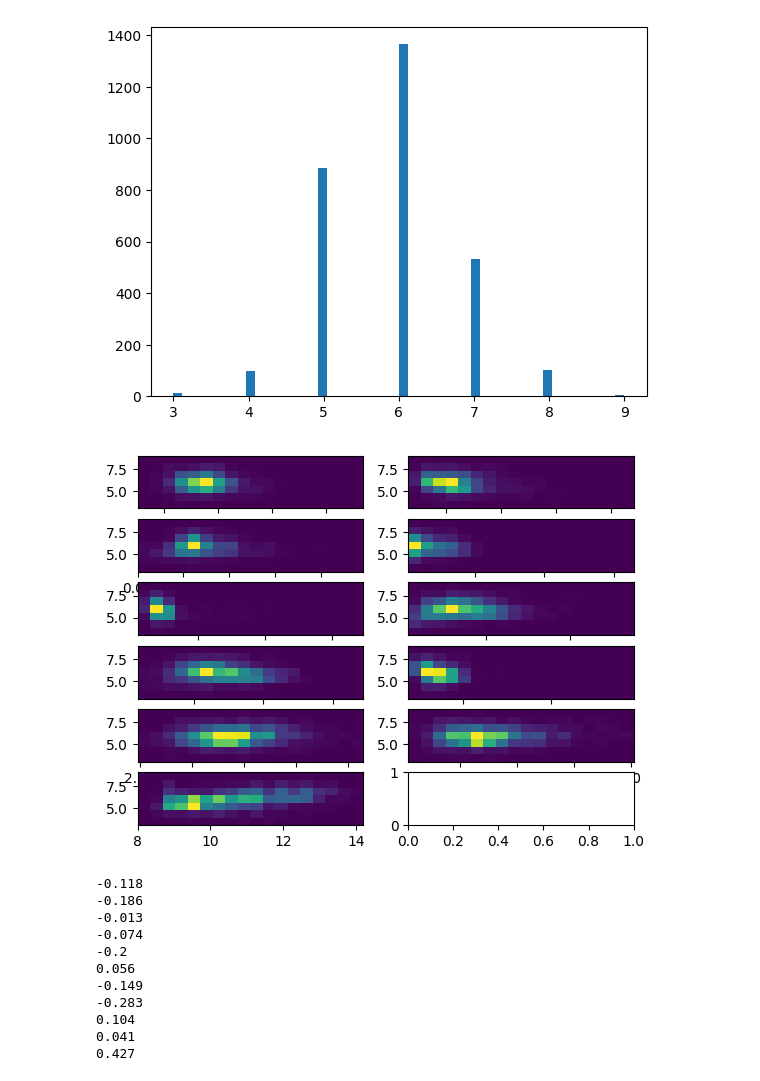
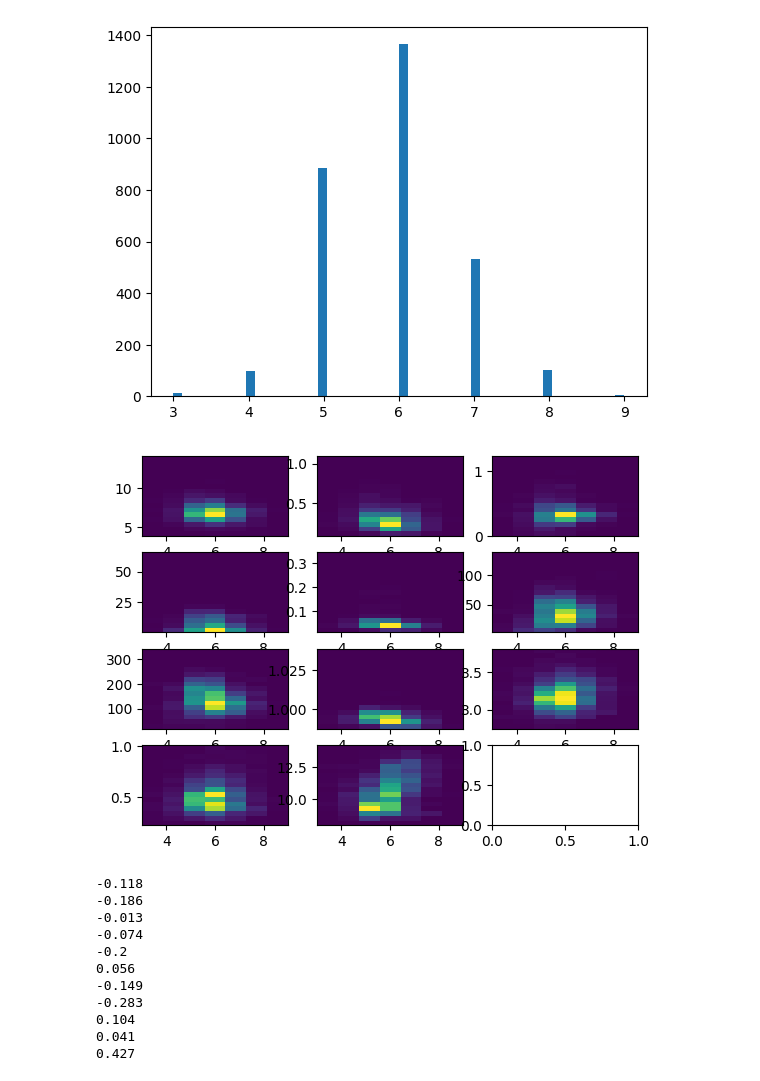
Before and after one commit to Abbta/adlfpae, a Jupyter notebook: Exercise_4.ipynb, the cells around one changed output. Saved outputs shown, nothing was run; the diff lists cells and outputs as text; code cells hidden in the pictures.

```diff
--- a/Exercise_4.ipynb
+++ b/Exercise_4.ipynb
@@ -133,11 +133,11 @@ plt.hist(y_train, 50)
 [figure]
 [figure]
 # %%
-fig, axs = plt.subplots(numfeatures//2+1, 2)
+fig, axs = plt.subplots(numfeatures//3+1, 3)
 for i in range(0,numfeatures):
-    axs[i//2,i%2].hist2d(X_train[:,i],y_train, [18,7])
+    axs[i//3,i%3].hist2d(y_train, X_train[:,i], [7,17])
 # %% [output]
-[figure, old version]
+[figure, new version]
 # %%
 correlations=[]
 for i in range(numfeatures):
```
Also changed, not shown: parts of 4 cells of this notebook.
